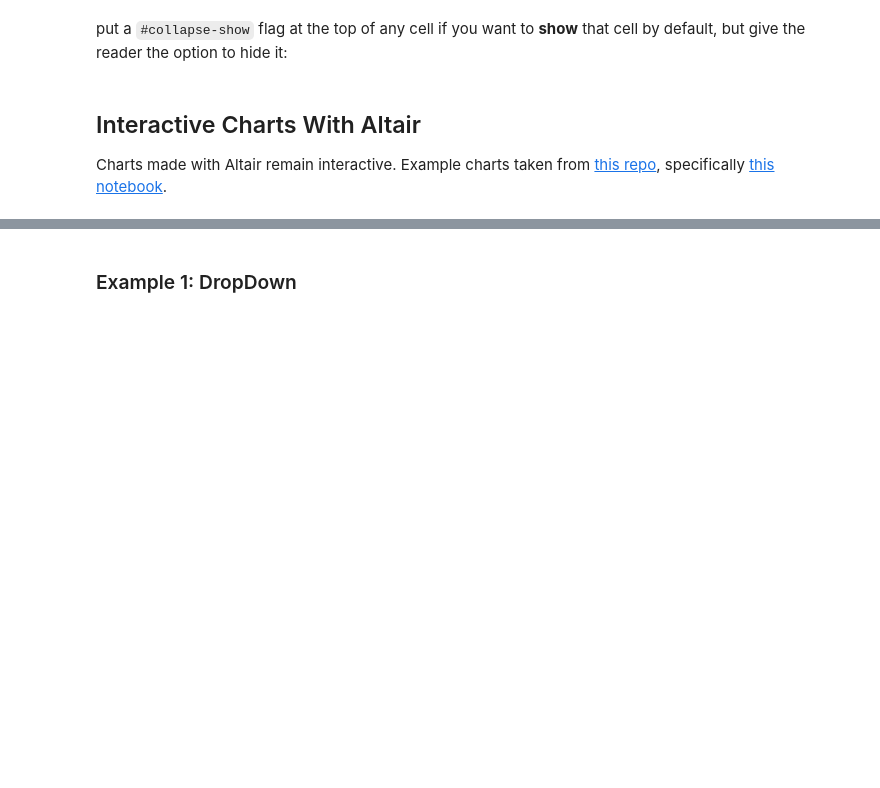
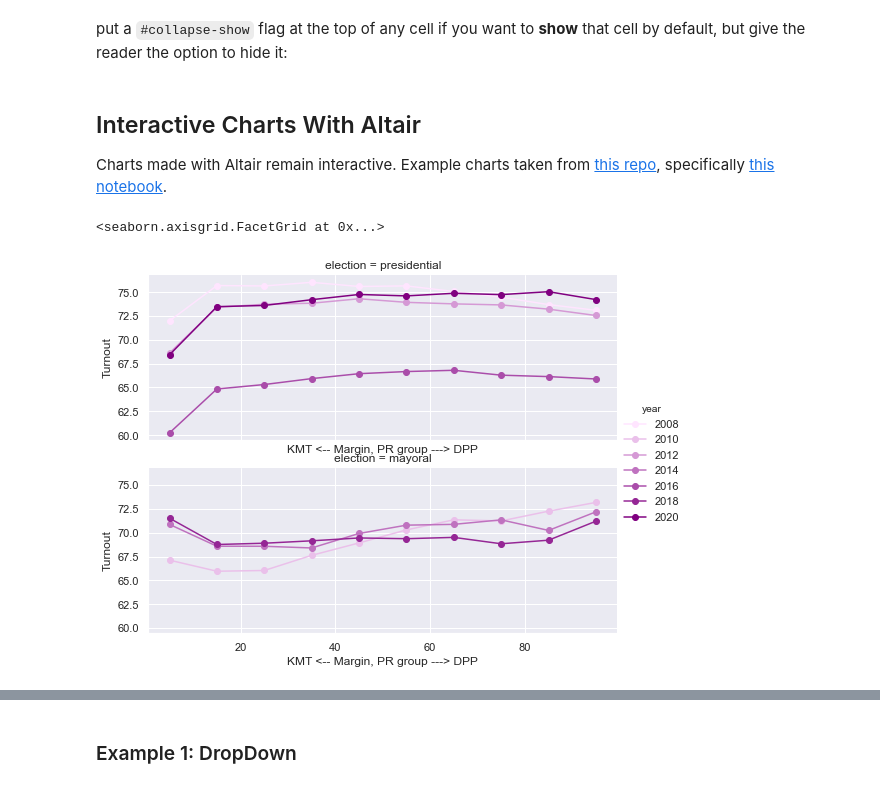
Before and after one commit to missmoss/vote-blog, a Jupyter notebook: _notebooks/2020-03-24-turnout.ipynb, the cells around one changed output, grey strips where cells are left out. Saved outputs shown, nothing was run; the diff lists cells and outputs as text; code cells hidden in the pictures; blank space fills up the shorter version.

```diff
--- a/_notebooks/2020-03-24-turnout.ipynb
+++ b/_notebooks/2020-03-24-turnout.ipynb
@@ -60,3 +62,17 @@ margin_pr = pd.read_csv("margin_pr_turnout.csv")
 margin_records = pd.read_csv("margin_pr_turnout.csv")
 edu_pr = pd.read_csv("edu_pr_turnout.csv")
 edu_records = pd.read_csv("edu_records.csv")
+# %%
+sns.set(style="darkgrid")
+
+# Initialize a grid of plots with an Axes for each walk
+grid = sns.FacetGrid(margin_pr, col="election", hue="year", palette=sns.light_palette("purple", n_colors=7),
+                     col_wrap=1, height=3, aspect=2.5)
+
+# Draw a line plot to show the trajectory of each random walk
+grid.map(plt.plot, "margin_pr_interval_by_year", "avg_turnout", marker="o").add_legend() \
+.set(xlabel = 'KMT <-- Margin, PR group ---> DPP',
+     ylabel = 'Turnout' )
+# %% [output]
+<seaborn.axisgrid.FacetGrid at 0x...>
+[figure, added]
```
Also changed, not shown: parts of 3 cells of this notebook.
